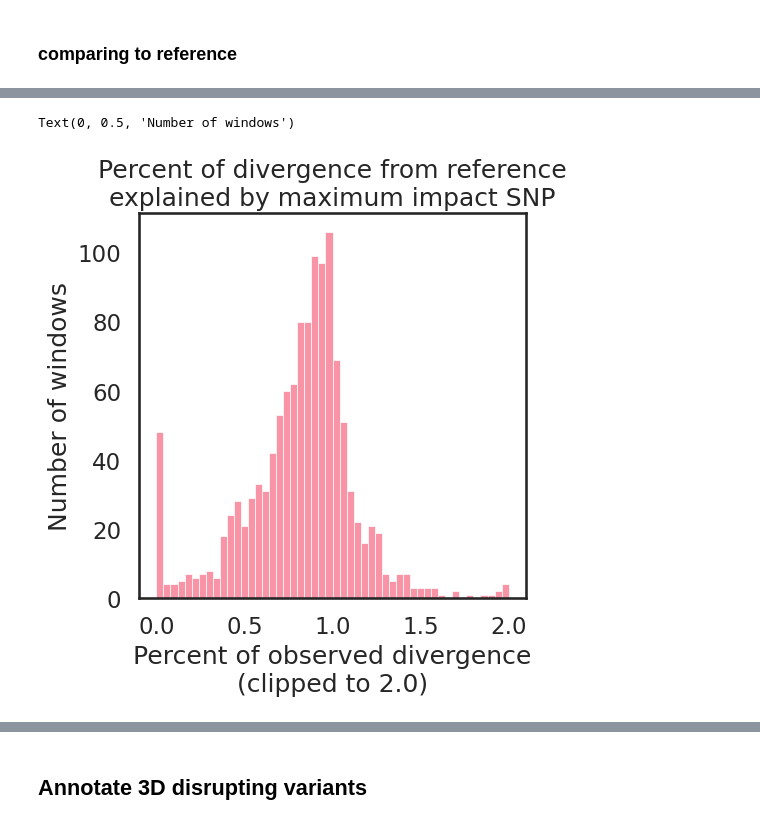
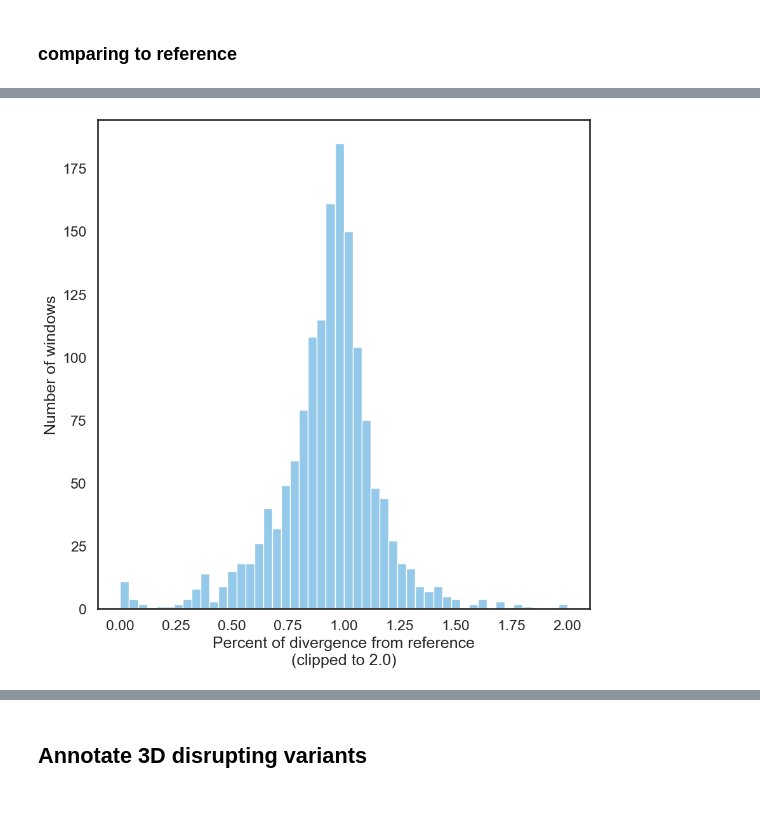
Before and after one commit to erin-n-gilbertson/3DGenome-diversity, a Jupyter notebook: activeNotebooks/insilico_mutagenesis.ipynb, the cells around one changed output, grey strips where cells are left out. Saved outputs shown, nothing was run; the diff lists cells and outputs as text; code cells hidden in the pictures.

```diff
--- a/activeNotebooks/insilico_mutagenesis.ipynb
+++ b/activeNotebooks/insilico_mutagenesis.ipynb
@@ -1398,3 +1076,0 @@ ref_div
-# %%
-idw_list = pd.read_table("%s/IDWs/idw_mut_params.txt" % DATA_PATH, names = ['vcf_col_id','chr','window_start','window_end','individual', 'depth'])
-idw_list.index = list(zip(idw_list.chr, idw_list.window_start))
@@ -1406,6 +1077,2 @@ idw_list[idw_list.chr=='chr3'][idw_list.window_start == 174587904]
 # %% [markdown]
 ### comparing to reference
-# %%
-ind = idw_list.loc[[idw_list.index[0]]].individual[0]
-# %%
-i = idw_list.index[0]
@@ -1446,8 +1084,8 @@ max_os = {}
 for i in idw_list.index:
     r = ref_div.loc[i]
     ind = idw_list.loc[[i]].individual[0]
-    if ind.split("_")[3] == 'HG02069':
-        continue
+    # if ind.split("_")[3] == 'HG02069':
+    #     continue
     max_o = r[ind.split("_")[0]][ind.split("_")[1]][ind.split("_")[2]][ind.split("_")[3]]
     chr = i[0]
     window = i[1]
@@ -1472,18 +1110,18 @@ Text(0, 0.5, 'Number of SNPs')
 # %%
 max_snp = []
 for w in ism_dict.keys():
     max_snp.append(ism_dict[w]['percent_of_max_observed'].max())
 
 max_snp = np.array(max_snp).clip(0,2)
 
-plt.figure(figsize=(5,5))
-sns.histplot(max_snp, bins=50)
-plt.title('Percent of divergence from reference\nexplained by maximum impact SNP')
-plt.xlabel('Percent of observed divergence\n(clipped to 2.0)')
+plt.figure(figsize=(10,10))
+sns.histplot(max_snp, bins=50, color='#71B7E4')
+#plt.title('Percent of divergence from reference\nexplained by maximum impact SNP')
+plt.xlabel('Percent of divergence from reference\n(clipped to 2.0)')
 plt.ylabel('Number of windows')
+plt.savefig("%s/idw_ism_hist.svg" % FIG_PATH, bbox_inches = 'tight')
 # %% [output]
-Text(0, 0.5, 'Number of windows')
-[figure, old version]
+[figure, new version]
 # %%
 max_snp = []
 for w in ism_dict.keys():
```
Also changed, not shown: parts of 168 cells of this notebook, 6 other files.
